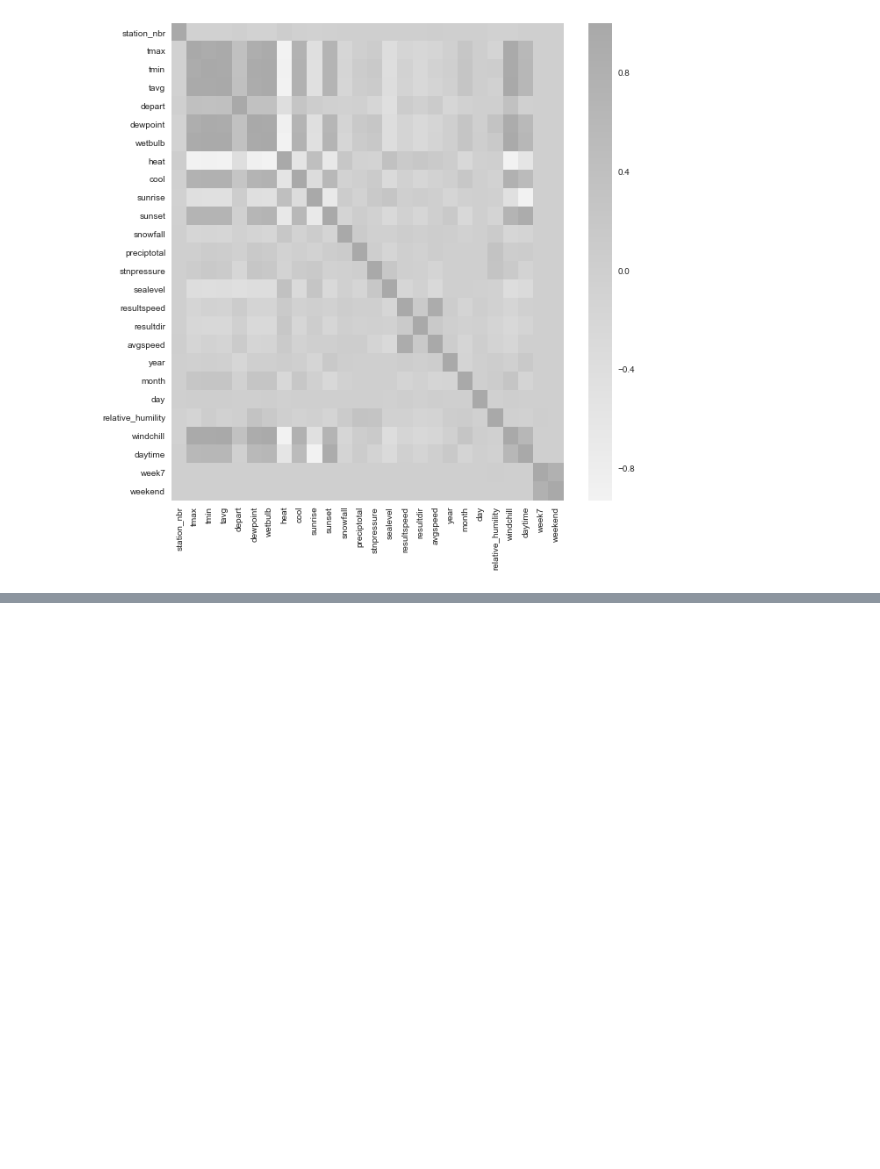
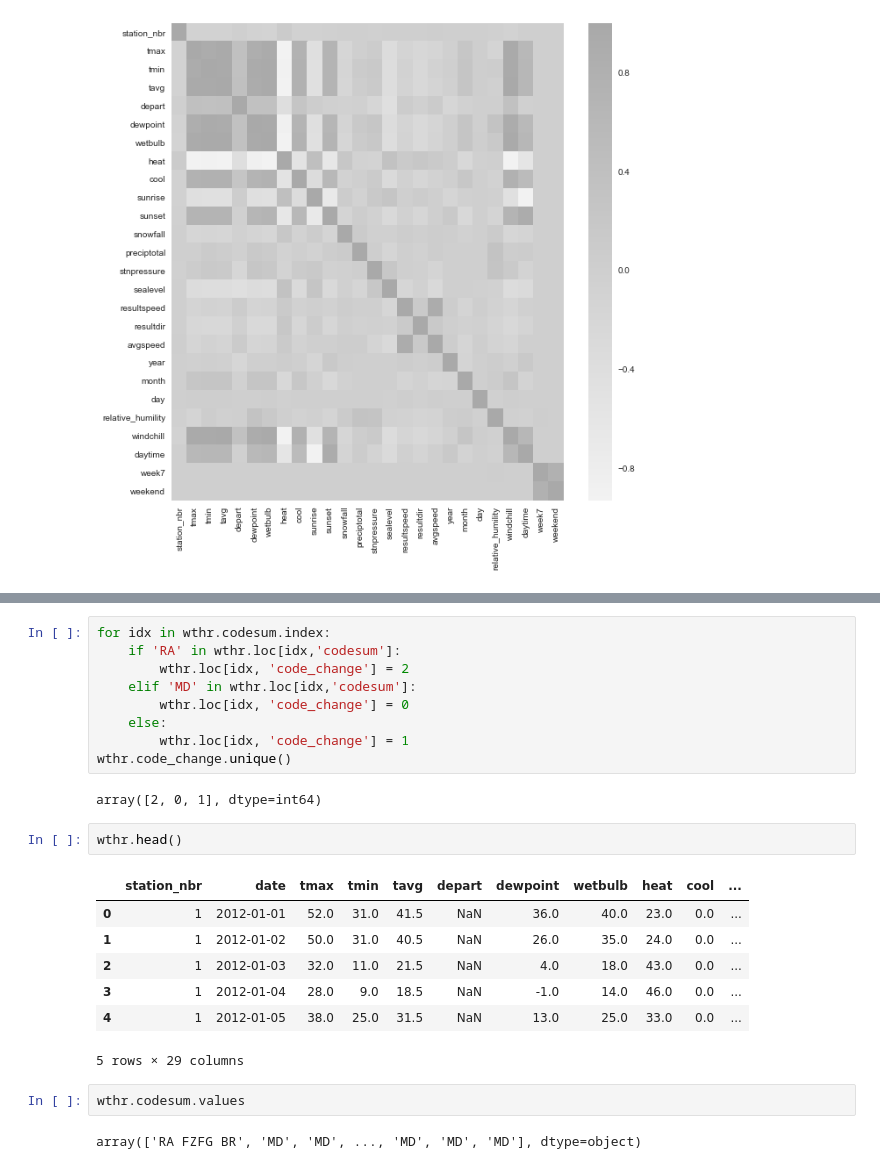
Before and after one commit to Junhojuno/Walmart-sales-in-stormy-weather, a Jupyter notebook: weather2.ipynb, the cells around one changed output, grey strips where cells are left out. Cells and saved outputs as stored; diff of their text form; blank space fills up the shorter version.

```diff
--- a/weather2.ipynb
+++ b/weather2.ipynb
@@ -113,0 +122,25 @@ wthr.to_csv("weather2_180701.csv")
+# %%
+for idx in wthr.codesum.index:
+    if 'RA' in wthr.loc[idx,'codesum']:
+        wthr.loc[idx, 'code_change'] = 2
+    elif 'MD' in wthr.loc[idx,'codesum']:
+        wthr.loc[idx, 'code_change'] = 0
+    else:
+        wthr.loc[idx, 'code_change'] = 1
+wthr.code_change.unique()
+# %% [output]
+array([2, 0, 1], dtype=int64)
+# %%
+wthr.head()
+# %% [output]
+|  | station_nbr | date | tmax | tmin | tavg | depart | dewpoint | wetbulb | heat | cool | ... |
+| 0 | 1 | 2012-01-01 | 52.0 | 31.0 | 41.5 | NaN | 36.0 | 40.0 | 23.0 | 0.0 | ... |
+| 1 | 1 | 2012-01-02 | 50.0 | 31.0 | 40.5 | NaN | 26.0 | 35.0 | 24.0 | 0.0 | ... |
+| 2 | 1 | 2012-01-03 | 32.0 | 11.0 | 21.5 | NaN | 4.0 | 18.0 | 43.0 | 0.0 | ... |
+| 3 | 1 | 2012-01-04 | 28.0 | 9.0 | 18.5 | NaN | -1.0 | 14.0 | 46.0 | 0.0 | ... |
+| 4 | 1 | 2012-01-05 | 38.0 | 25.0 | 31.5 | NaN | 13.0 | 25.0 | 33.0 | 0.0 | ... |
+5 rows × 29 columns
+# %%
+wthr.codesum.values
+# %% [output]
+array(['RA FZFG BR', 'MD', 'MD', ..., 'MD', 'MD', 'MD'], dtype=object)
```
Also changed, not shown: parts of 7 cells of this notebook, 3 other files.
